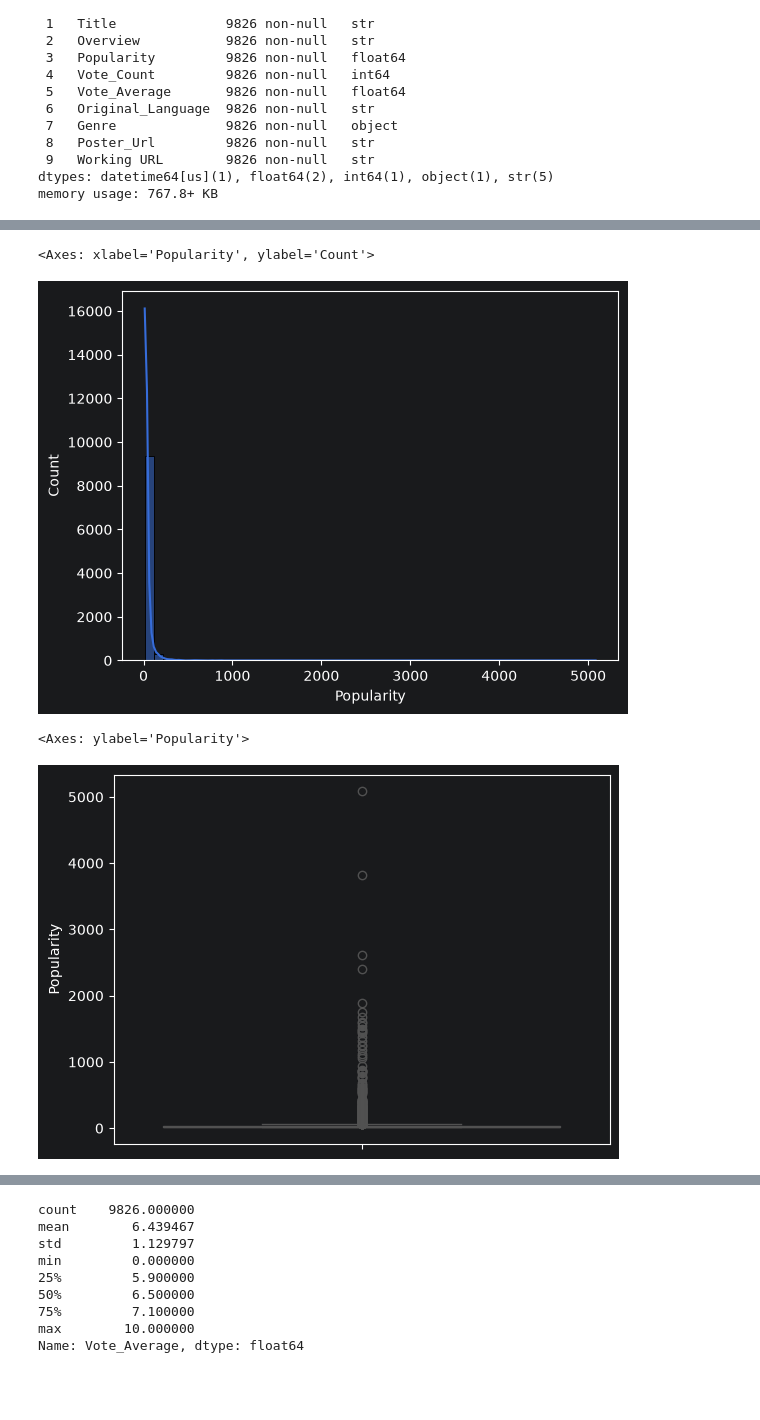
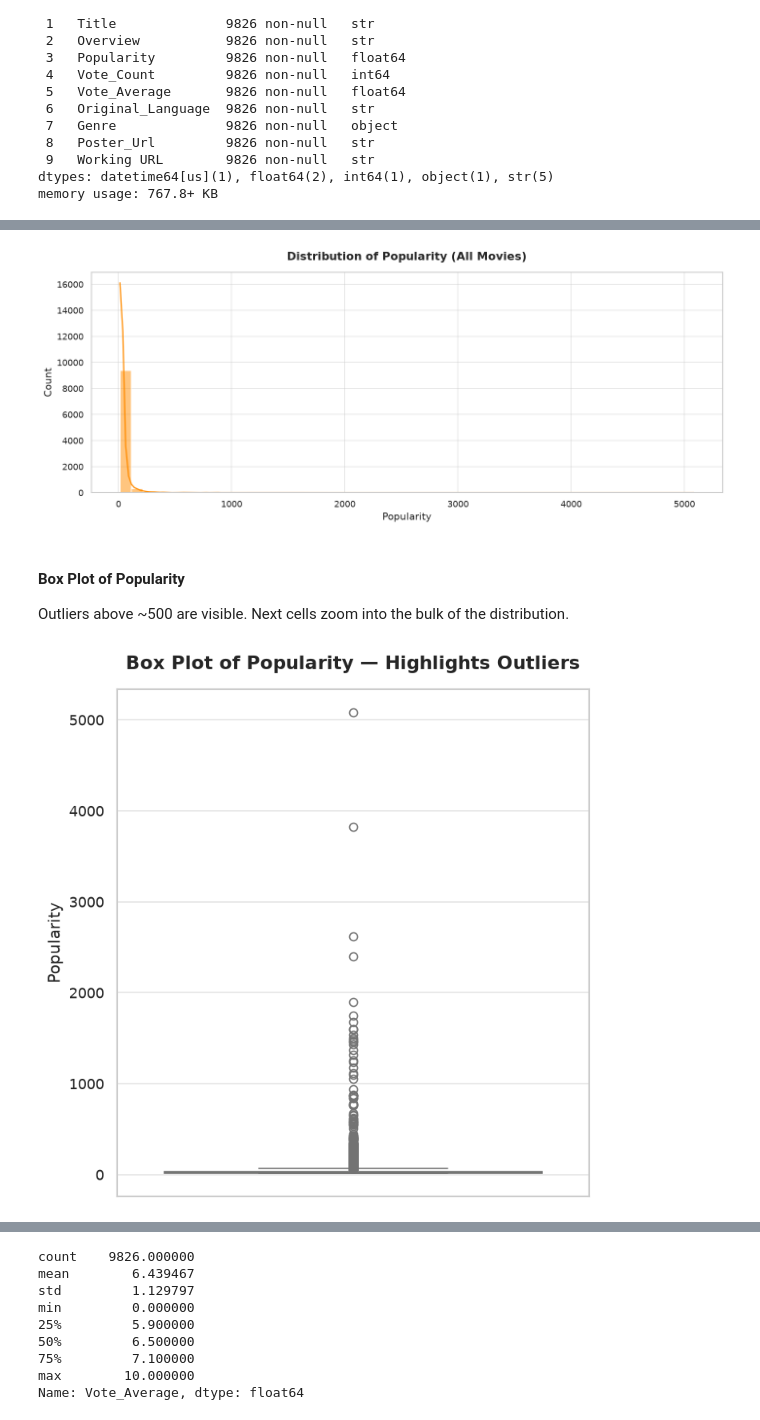
Before and after one commit to AmrElkhodari/top-movies-dataset-eda, a Jupyter notebook: EDA.ipynb, the cells around one changed output, grey strips where cells are left out. Saved outputs shown, nothing was run; the diff lists cells and outputs as text; code cells hidden in the pictures; blank space fills up the shorter version.

```diff
--- a/EDA.ipynb
+++ b/EDA.ipynb
@@ -3,3 +17,8 @@ import numpy as np
 import pandas as pd
 import matplotlib.pyplot as plt
 import seaborn as sns
+
+# Plot style
+sns.set_theme(style='whitegrid')
+plt.rcParams['figure.dpi'] = 120
+plt.rcParams['axes.titlesize'] = 13
@@ -170,10 +258,22 @@ sns.histplot(df['Release_Date'].dt.year, kde = True)
 # %%
-sns.histplot(df, x = 'Popularity', kde = True, bins = 50)
+plt.figure(figsize=(12, 5))
+sns.histplot(df, x='Popularity', kde=True, bins=50, color='darkorange')
+plt.title('Distribution of Popularity (All Movies)', fontsize=14, fontweight='bold', pad=15)
+plt.xlabel('Popularity')
+plt.ylabel('Count')
+plt.tight_layout()
+plt.show()
 # %% [output]
-<Axes: xlabel='Popularity', ylabel='Count'>
-[figure, old version]
+[figure, new version]
+# %% [markdown]
+#### Box Plot of Popularity
+Outliers above ~500 are visible. Next cells zoom into the bulk of the distribution.
 # %%
-sns.boxplot(data = df, y = 'Popularity')
+plt.figure(figsize=(6, 6))
+sns.boxplot(data=df, y='Popularity', color='lightgreen')
+plt.title('Box Plot of Popularity — Highlights Outliers', fontsize=14, fontweight='bold', pad=15)
+plt.ylabel('Popularity')
+plt.tight_layout()
+plt.show()
 # %% [output]
-<Axes: ylabel='Popularity'>
-[figure, old version]
+[figure, new version]
```
Also changed, not shown: parts of 43 cells of this notebook.
